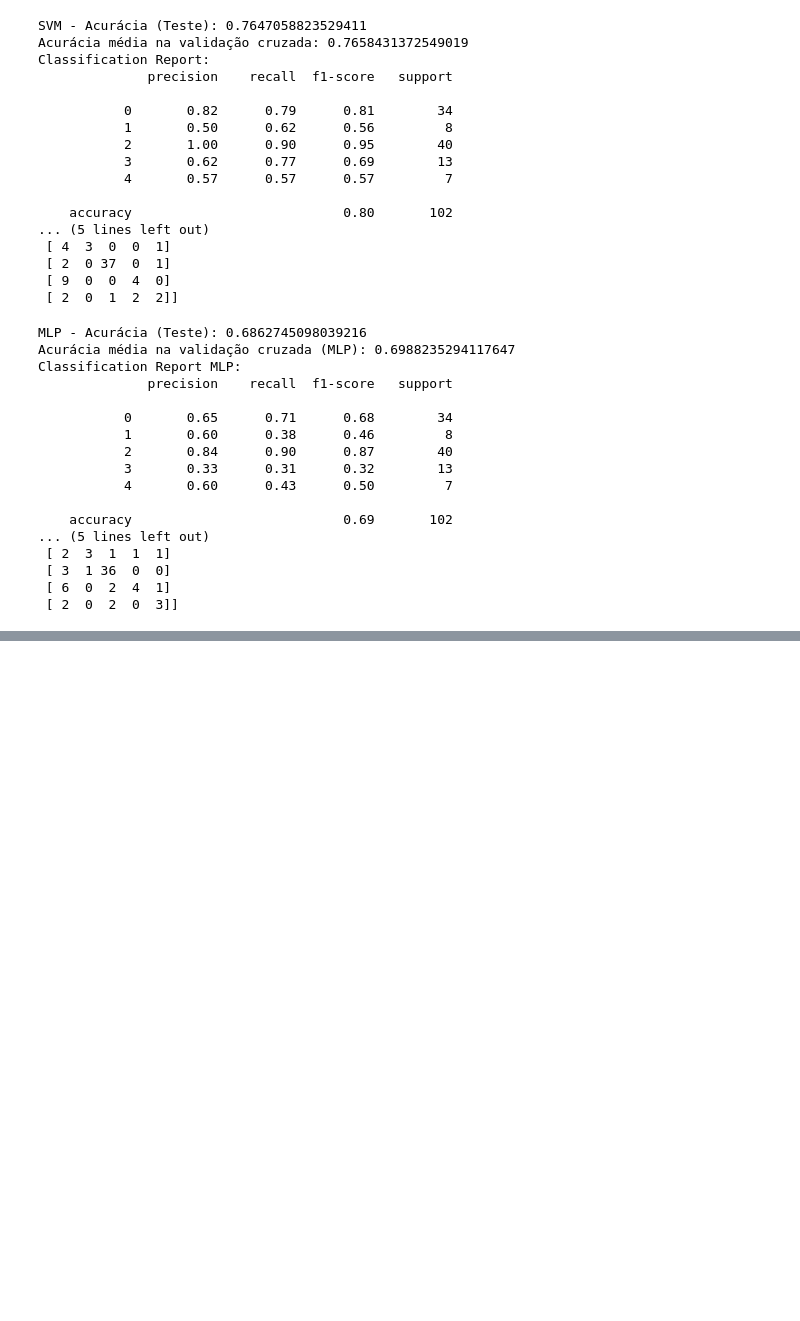
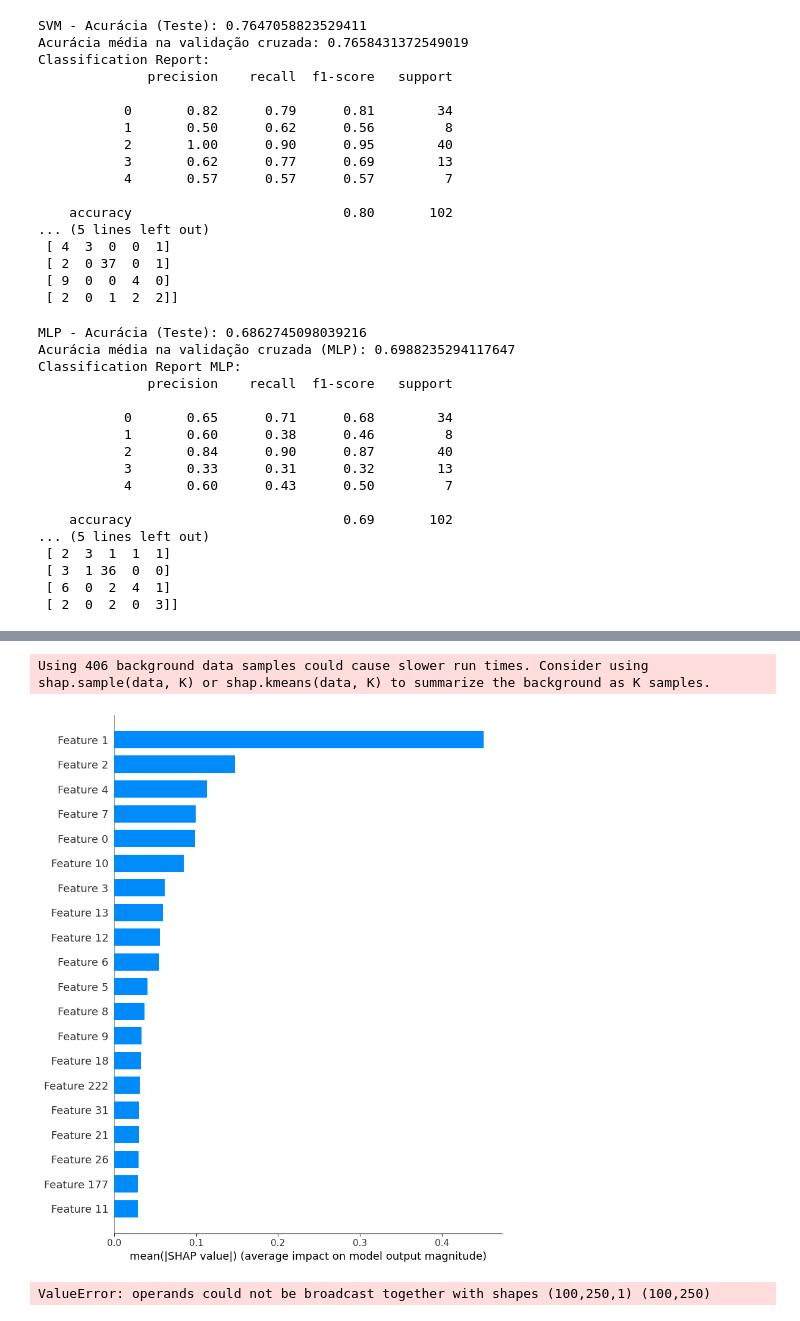
Before and after one commit to anabev/breastcancer-classification, a Jupyter notebook: GEO Repository/GEO.ipynb, the cells around one changed output, grey strips where cells are left out. Cells and saved outputs as stored; diff of their text form; code cells hidden in the pictures; blank space fills up the shorter version.

```diff
--- a/GEO Repository/GEO.ipynb
+++ b/GEO Repository/GEO.ipynb
@@ -388,0 +434,21 @@ plt.show()
+# %%
+# Criando o interpretador SHAP para Random Forest
+explainer_mlp = shap.KernelExplainer(mlp_model.predict, X_train)
+
+# Calculando os valores SHAP
+shap_values_mlp = explainer_mlp.shap_values(X_test)
+
+# Plotando a importância das variáveis
+shap.summary_plot(shap_values_mlp, X_train, plot_type="bar")
+# %% [output]
+Using 406 background data samples could cause slower run times. Consider using shap.sample(data, K) or shap.kmeans(data, K) to summarize the background as K samples.
+[figure, added]
+# %%
+# SHAP para CNN
+explainer_cnn = shap.DeepExplainer(model, X_train[:100])
+shap_values_cnn = explainer_cnn.shap_values(X_test[:100])
+
+# Plotando a importância das variáveis
+shap.summary_plot(shap_values_cnn, X_test[:100], plot_type="bar")
+# %% [output]
+ValueError: operands could not be broadcast together with shapes (100,250,1) (100,250)
```
Also changed, not shown: parts of 8 cells of this notebook, 6 other files.
